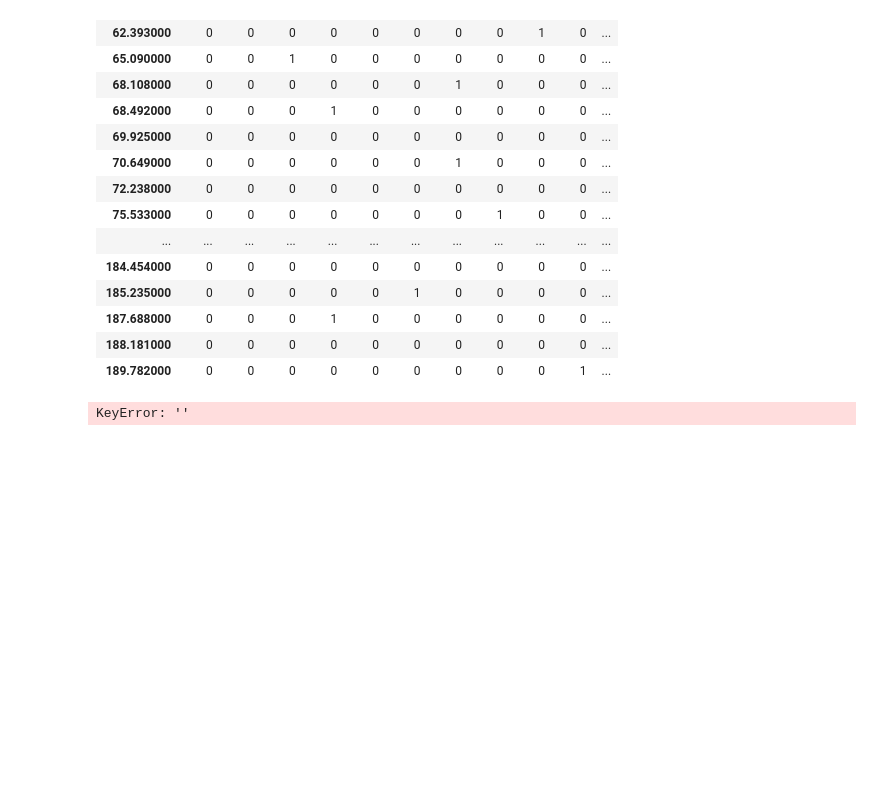
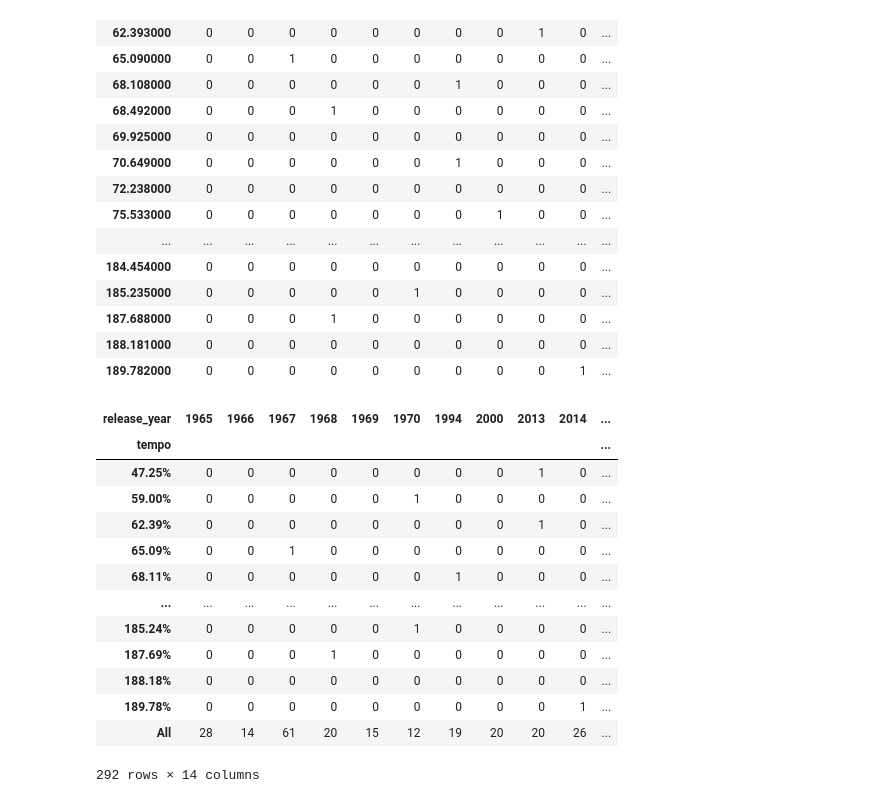
Before and after one commit to Glen-Sasek-PCC-Instructor/ipynb, a Jupyter notebook: beatles/beatles_part2.ipynb, the cells around one changed output. Saved outputs shown, nothing was run; the diff lists cells and outputs as text; code cells hidden in the pictures; blank space fills up the shorter version.

```diff
--- a/beatles/beatles_part2.ipynb
+++ b/beatles/beatles_part2.ipynb
@@ -113,6 +113,19 @@ pd.crosstab(index=df[row], columns=[df[col]]).style.background_gradient(cmap=ora
 # %%
 # Use this code to create a crosstab chart without a heatmap to display total counts.
 
-pd.crosstab(index=df[''], columns=[df['']], margins=True)
+pd.crosstab(index=df[row], columns=[df[col]], margins=True)
 # %% [output]
+| release_year | 1965 | 1966 | 1967 | 1968 | 1969 | 1970 | 1994 | 2000 | 2013 | 2014 | ... |
+| tempo |  |  |  |  |  |  |  |  |  |  | ... |
+| 47.25% | 0 | 0 | 0 | 0 | 0 | 0 | 0 | 0 | 1 | 0 | ... |
+| 59.00% | 0 | 0 | 0 | 0 | 0 | 1 | 0 | 0 | 0 | 0 | ... |
+| 62.39% | 0 | 0 | 0 | 0 | 0 | 0 | 0 | 0 | 1 | 0 | ... |
+| 65.09% | 0 | 0 | 1 | 0 | 0 | 0 | 0 | 0 | 0 | 0 | ... |
+| 68.11% | 0 | 0 | 0 | 0 | 0 | 0 | 1 | 0 | 0 | 0 | ... |
+| ... | ... | ... | ... | ... | ... | ... | ... | ... | ... | ... | ... |
+| 185.24% | 0 | 0 | 0 | 0 | 0 | 1 | 0 | 0 | 0 | 0 | ... |
+| 187.69% | 0 | 0 | 0 | 1 | 0 | 0 | 0 | 0 | 0 | 0 | ... |
+| 188.18% | 0 | 0 | 0 | 0 | 0 | 0 | 0 | 0 | 0 | 0 | ... |
+| 189.78% | 0 | 0 | 0 | 0 | 0 | 0 | 0 | 0 | 0 | 1 | ... |
+| All | 28 | 14 | 61 | 20 | 15 | 12 | 19 | 20 | 20 | 26 | ... |
-KeyError: ''
+292 rows × 14 columns
```
